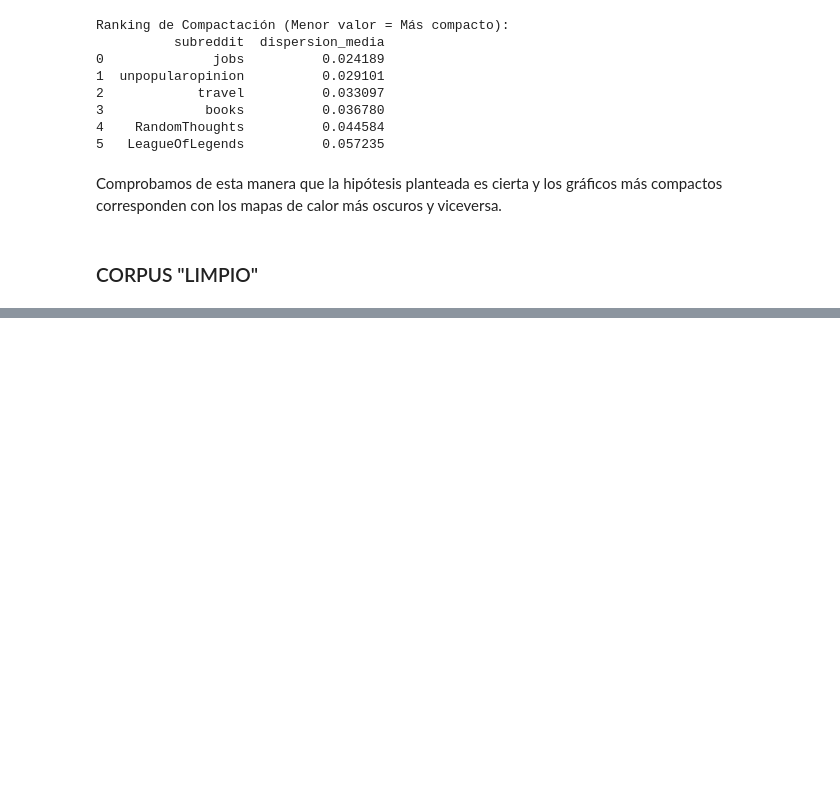
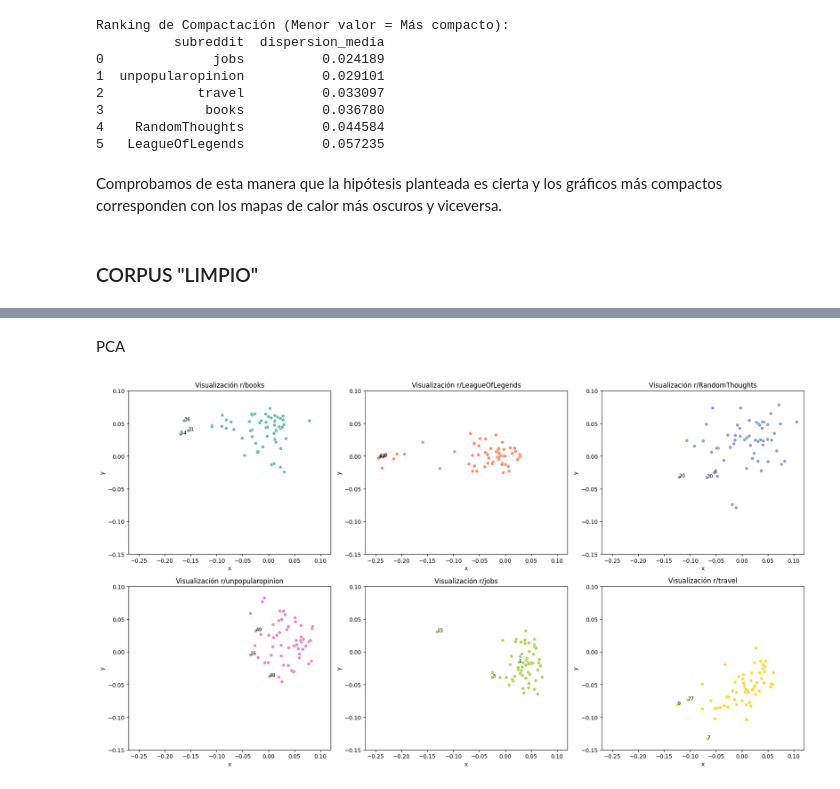
Before and after one commit to daniela-murciam-um-es/PLN-practicasParte2, a Jupyter notebook: apartado_3.ipynb, the cells around one changed output, grey strips where cells are left out. Drawn from its saved outputs; the diff is of its cells as text; code cells hidden in the pictures; blank space fills up the shorter version.

```diff
--- a/apartado_3.ipynb
+++ b/apartado_3.ipynb
@@ -397,0 +505,12 @@ Comprobamos de esta manera que la hipótesis planteada es cierta y los gráficos
+# %%
+# Encontramos los índices de los hilos con la menor similitud media por subreddit
+indices_minimos = df_total.groupby('subreddit')['similitud_media'].idxmin()
+
+# Filtramos el DataFrame original usando esos índices
+hilos_menos_similares = df_total.loc[indices_minimos]
+
+hilos_menos_similares.index = hilos_menos_similares.index % 59
+# Mostramos el resultado
+display(hilos_menos_similares[['subreddit', 'similitud_media', 'texto_completo']])
+for i in range(len(hilos_menos_similares)):
+	print(f"Hilo menos similar en {hilos_menos_similares['subreddit'].iloc[i]}:\n {hilos_menos_similares['texto_completo'].iloc[i][:1000]}...\n")
@@ -397,0 +544,48 @@ Comprobamos de esta manera que la hipótesis planteada es cierta y los gráficos
+# %% [markdown]
+PCA
+# %%
+from sklearn.decomposition import PCA
+import matplotlib.pyplot as plt
+
+# Reducimos dimensiones a 2D
+pca = PCA(n_components=2)
+puntos_2d = pca.fit_transform(list(df_total['embedding']))
+
+# Añadimos las coordenadas al DataFrame para poder graficar
+df_total['x'] = puntos_2d[:, 0]
+df_total['y'] = puntos_2d[:, 1]
+
+# Preparamos la cuadrícula de subgráficas
+subreddits = df_total['subreddit'].unique()
+ncols = 3
+nrows = 2
+
+palette = sns.color_palette("Set2", len(subreddits))
+
+fig, axes = plt.subplots(nrows=nrows, ncols=ncols, figsize=(18, 5 * nrows))
+axes = axes.flatten() # Aplanamos para poder iterar fácilmente
+
+# Dibujamosuna gráfica por cada subreddit
+for i, sub in enumerate(subreddits):
+    # Filtramos los datos solo para esta comunidad
+    df_sub = df_total[df_total['subreddit'] == sub]
+
+    # Dibujamos el scatterplot en el subgráfico correspondiente
+    sns.scatterplot(data=df_sub, x='x', y='y',color=palette[i], ax=axes[i])
+    axes[i].set_xlim(-0.27, 0.12)
+    axes[i].set_ylim(-0.15, 0.1)
+    axes[i].set_title(f"Visualización r/{sub}")
+
+    # Calculamos el 5% "peor" (menos similares) SOLO para este subreddit
+    umbral_outliers = df_sub['similitud_media'].quantile(0.05)
+
+    # Identificamos los puntos más lejanos
+    for idx, row in df_sub.iterrows():
+        if row['similitud_media'] < umbral_outliers:
+            # Ponemos el índice original de cada subreddit
+            axes[i].text(row['x'], row['y'], str(idx%59), fontsize=9, color='black')
+
+plt.tight_layout()
+plt.show()
+# %% [output]
+[figure, added]
```
Also changed, not shown: parts of 15 cells of this notebook, 1 other file.
